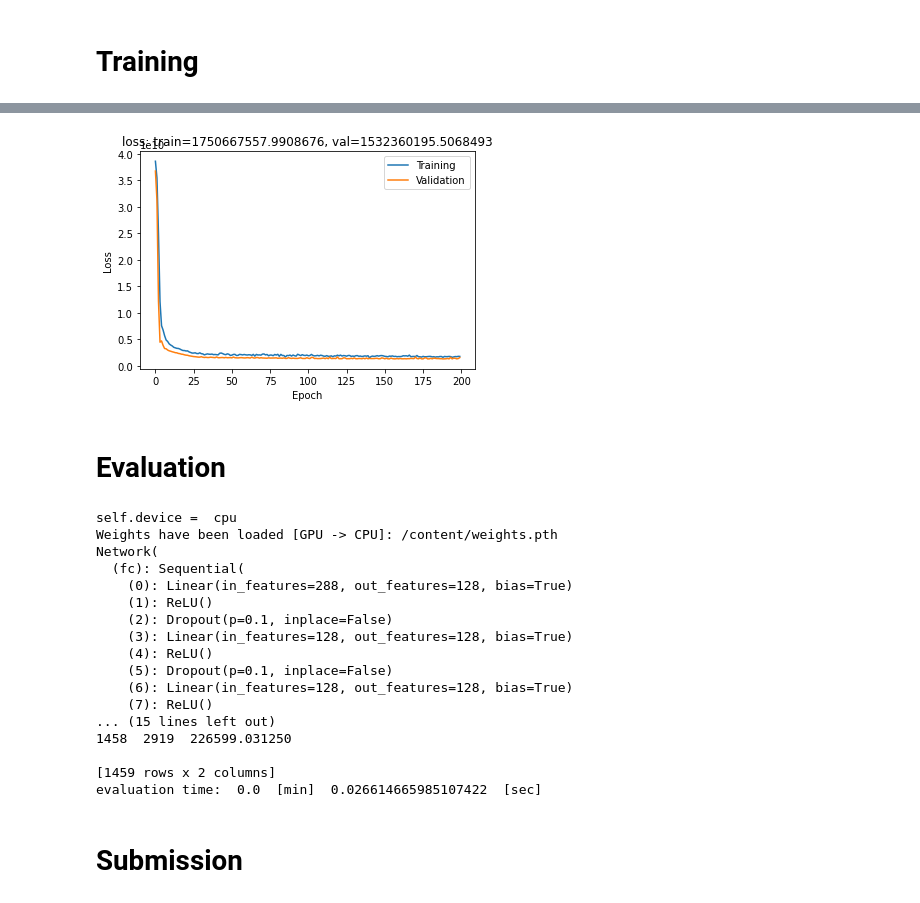
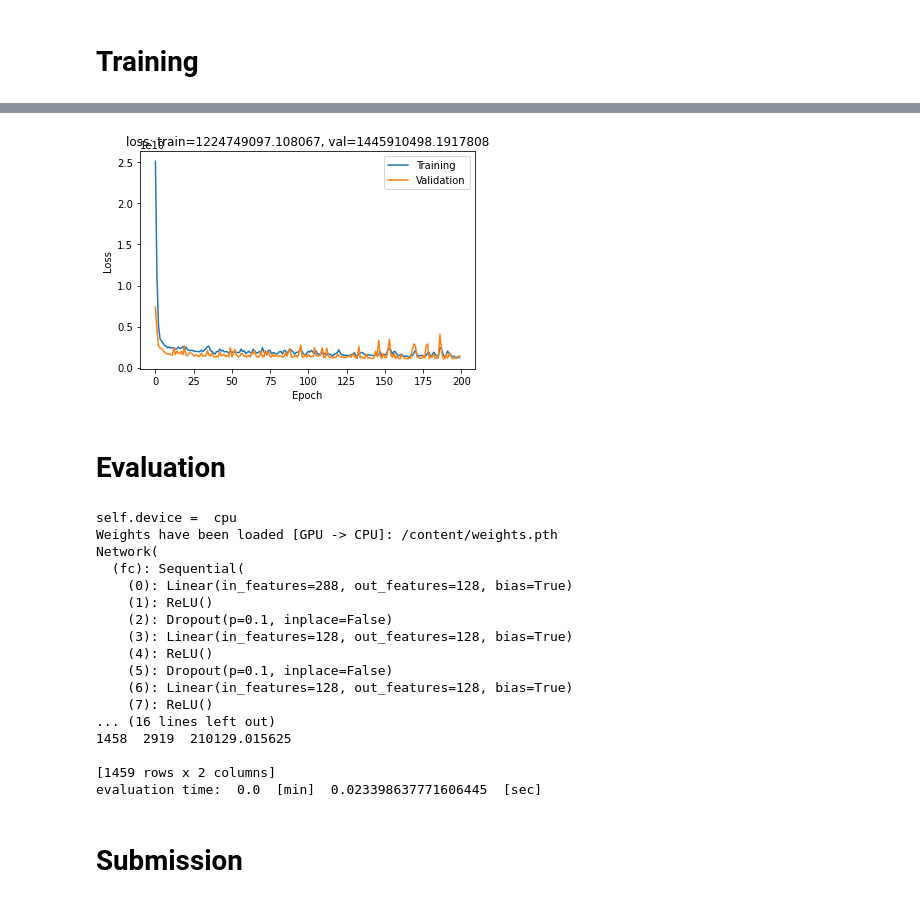
Before and after one commit to ozakiryota/kaggle, a Jupyter notebook: houseprices_regression.ipynb, the cells around one changed output, grey strips where cells are left out. Saved outputs shown, nothing was run; the diff lists cells and outputs as text; code cells hidden in the pictures.

```diff
--- a/houseprices_regression.ipynb
+++ b/houseprices_regression.ipynb
@@ -229,7 +229,8 @@ class Network(nn.Module):
             nn.Linear(dim_mid, dim_mid),
             nn.ReLU(),
             nn.Dropout(p=dropout_rate),
-            nn.Linear(dim_mid, dim_outputs)
+            nn.Linear(dim_mid, dim_outputs),
+            nn.ReLU()
         )
 
     def forward(self, x):
@@ -301,13 +310,13 @@ class Trainer:
                 for inputs, labels in self.dataloaders_dict[phase]:
                     inputs = inputs.to(self.device)
                     labels = labels.to(self.device)
+                    labels.unsqueeze_(1)
                     ## reset gradient
                     self.optimizer.zero_grad()
                     ## switch computing gradient
                     with torch.set_grad_enabled(phase == "train"):
                         ## forward
                         outputs = self.net(inputs)
-                        outputs = outputs.squeeze_(1)
                         loss = self.criterion(outputs, labels)
                         ## backward
                         if phase == "train":
@@ -343,7 +352,7 @@ class Trainer:
 csv_path = "/content/train.csv"
 num_epochs = 200
 batch_size = 100
-lr = 0.001
+lr = 0.01
 save_weights_path = "/content/weights.pth"
 
 trainer = Trainer(csv_path, num_epochs, batch_size, lr, save_weights_path)
@@ -369,4 +378,4 @@ training time:  8.0  [min]  37.60957860946655  [sec]
-[figure, old version]
+[figure, new version]
 # %% [markdown]
 # Evaluation
 # %%
@@ -416,7 +425,7 @@ class Evaluator:
         ## forward
         with torch.no_grad():
             outputs = self.net(inputs)
-            outputs = outputs.squeeze_(1)
+            outputs.squeeze_(1)
         ## save
         self.writeCSV(outputs)
         ## time
@@ -450,11 +459,11 @@ Network(
     (5): Dropout(p=0.1, inplace=False)
     (6): Linear(in_features=128, out_features=128, bias=True)
     (7): ReLU()
-... (15 lines left out)
-1458  2919  226599.031250
+... (16 lines left out)
+1458  2919  210129.015625
 
 [1459 rows x 2 columns]
-evaluation time:  0.0  [min]  0.026614665985107422  [sec]
+evaluation time:  0.0  [min]  0.023398637771606445  [sec]
 # %% [markdown]
 # Submission
 # %%
```
Also changed, not shown: parts of 4 cells of this notebook.
